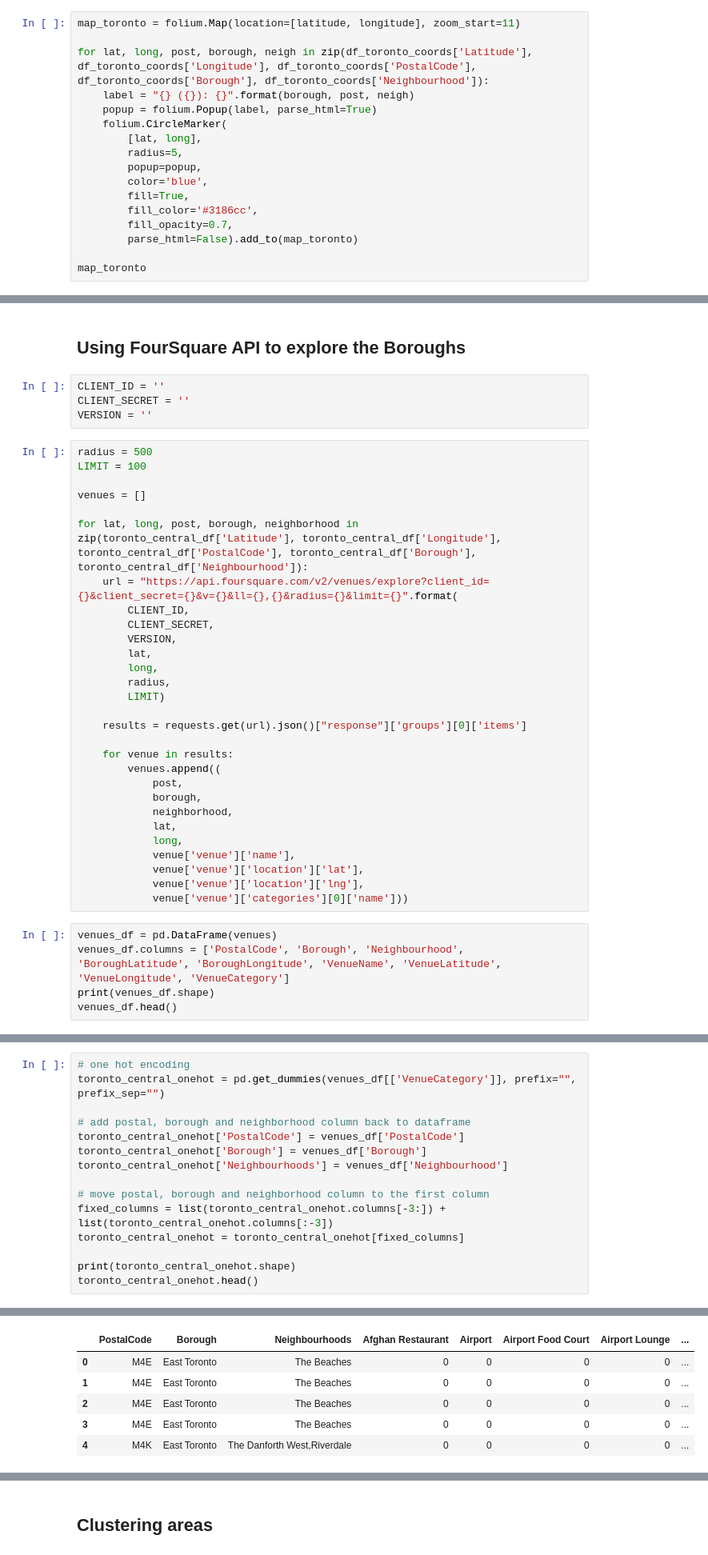
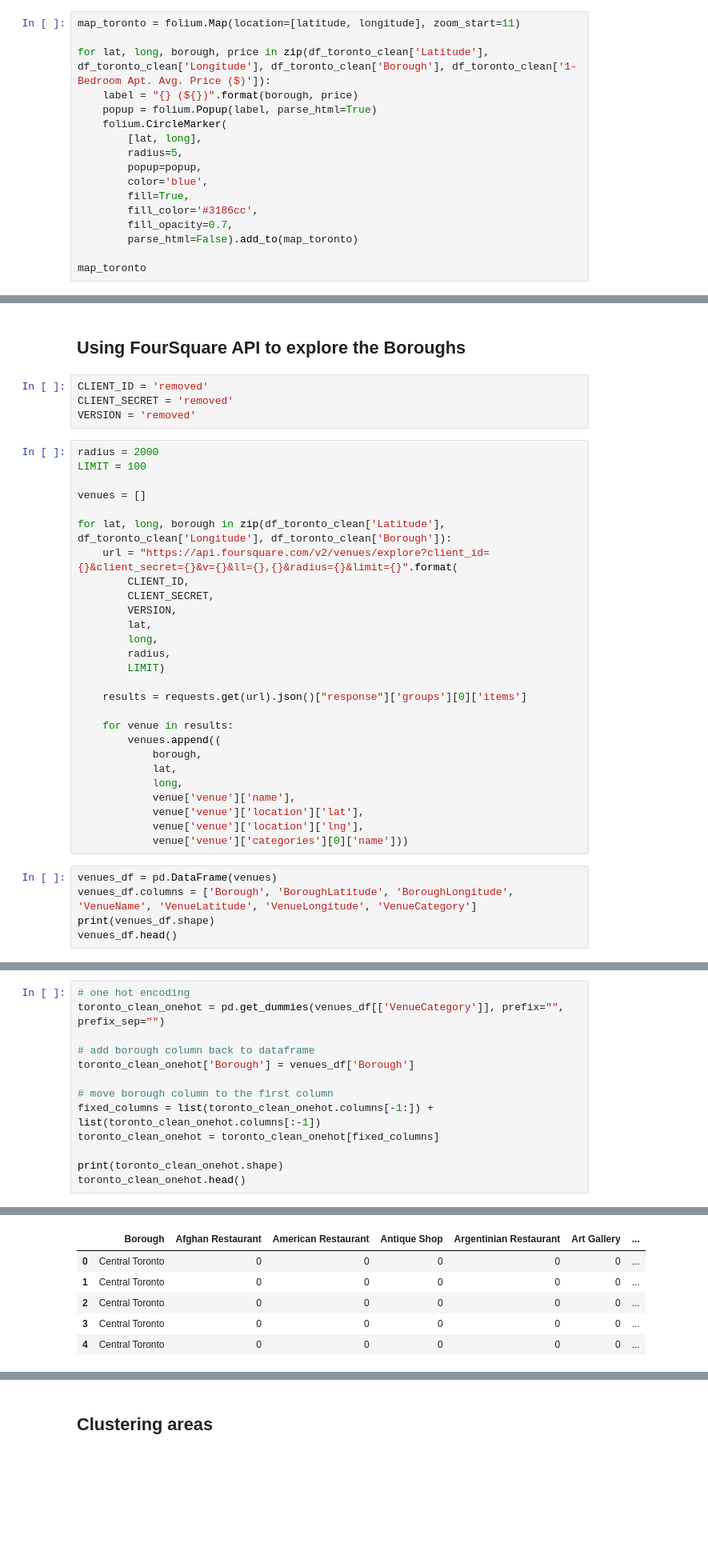
Before and after one commit to theoblank/Data-Science-Capstone, a Jupyter notebook: IBM Data Science Capstone Project.ipynb, the cells around one changed output, grey strips where cells are left out. Shown: that part at 80% size. Cells and saved outputs as stored; diff of their text form; blank space fills up the shorter version.

```diff
--- a/IBM Data Science Capstone Project.ipynb
+++ b/IBM Data Science Capstone Project.ipynb
@@ -183,8 +213,8 @@ The geograpical coordinates of Toronto are 43.653963, -79.387207.
 # %%
 map_toronto = folium.Map(location=[latitude, longitude], zoom_start=11)
 
-for lat, long, post, borough, neigh in zip(df_toronto_coords['Latitude'], df_toronto_coords['Longitude'], df_toronto_coords['PostalCode'], df_toronto_coords['Borough'], df_toronto_coords['Neighbourhood']):
-    label = "{} ({}): {}".format(borough, post, neigh)
+for lat, long, borough, price in zip(df_toronto_clean['Latitude'], df_toronto_clean['Longitude'], df_toronto_clean['Borough'], df_toronto_clean['1-Bedroom Apt. Avg. Price ($)']):
+    label = "{} (${})".format(borough, price)
     popup = folium.Popup(label, parse_html=True)
     folium.CircleMarker(
         [lat, long],
@@ -236,16 +232,16 @@ map_toronto
 # %% [markdown]
 ## Using FourSquare API to explore the Boroughs
 # %%
-CLIENT_ID = ''
-CLIENT_SECRET = ''
-VERSION = ''
+CLIENT_ID = 'removed'
+CLIENT_SECRET = 'removed'
+VERSION = 'removed'
 # %%
-radius = 500
+radius = 2000
 LIMIT = 100
 
 venues = []
 
-for lat, long, post, borough, neighborhood in zip(toronto_central_df['Latitude'], toronto_central_df['Longitude'], toronto_central_df['PostalCode'], toronto_central_df['Borough'], toronto_central_df['Neighbourhood']):
+for lat, long, borough in zip(df_toronto_clean['Latitude'], df_toronto_clean['Longitude'], df_toronto_clean['Borough']):
     url = "https://api.foursquare.com/v2/venues/explore?client_id={}&client_secret={}&v={}&ll={},{}&radius={}&limit={}".format(
         CLIENT_ID,
         CLIENT_SECRET,
@@ -259,9 +255,7 @@ for lat, long, post, borough, neighborhood in zip(toronto_central_df['Latitude']
 
     for venue in results:
         venues.append((
-            post,
             borough,
-            neighborhood,
             lat,
             long,
             venue['venue']['name'],
@@ -270,7 +264,7 @@ for lat, long, post, borough, neighborhood in zip(toronto_central_df['Latitude']
             venue['venue']['categories'][0]['name']))
 # %%
 venues_df = pd.DataFrame(venues)
-venues_df.columns = ['PostalCode', 'Borough', 'Neighbourhood', 'BoroughLatitude', 'BoroughLongitude', 'VenueName', 'VenueLatitude', 'VenueLongitude', 'VenueCategory']
+venues_df.columns = ['Borough', 'BoroughLatitude', 'BoroughLongitude', 'VenueName', 'VenueLatitude', 'VenueLongitude', 'VenueCategory']
 print(venues_df.shape)
 venues_df.head()
 # %% [output]
@@ -308,16 +296,14 @@ Name: VenueName, dtype: int64
 # %%
 # one hot encoding
-toronto_central_onehot = pd.get_dummies(venues_df[['VenueCategory']], prefix="", prefix_sep="")
+toronto_clean_onehot = pd.get_dummies(venues_df[['VenueCategory']], prefix="", prefix_sep="")
 
-# add postal, borough and neighborhood column back to dataframe
-toronto_central_onehot['PostalCode'] = venues_df['PostalCode']
-toronto_central_onehot['Borough'] = venues_df['Borough']
-toronto_central_onehot['Neighbourhoods'] = venues_df['Neighbourhood']
+# add borough column back to dataframe
+toronto_clean_onehot['Borough'] = venues_df['Borough']
 
-# move postal, borough and neighborhood column to the first column
-fixed_columns = list(toronto_central_onehot.columns[-3:]) + list(toronto_central_onehot.columns[:-3])
-toronto_central_onehot = toronto_central_onehot[fixed_columns]
+# move borough column to the first column
+fixed_columns = list(toronto_clean_onehot.columns[-1:]) + list(toronto_clean_onehot.columns[:-1])
+toronto_clean_onehot = toronto_clean_onehot[fixed_columns]
 
-print(toronto_central_onehot.shape)
-toronto_central_onehot.head()
+print(toronto_clean_onehot.shape)
+toronto_clean_onehot.head()
 # %% [output]
@@ -325,6 +311,6 @@ toronto_central_onehot.head()
-|  | PostalCode | Borough | Neighbourhoods | Afghan Restaurant | Airport | Airport Food Court | Airport Lounge | ... |
-| 0 | M4E | East Toronto | The Beaches | 0 | 0 | 0 | 0 | ... |
-| 1 | M4E | East Toronto | The Beaches | 0 | 0 | 0 | 0 | ... |
-| 2 | M4E | East Toronto | The Beaches | 0 | 0 | 0 | 0 | ... |
-| 3 | M4E | East Toronto | The Beaches | 0 | 0 | 0 | 0 | ... |
-| 4 | M4K | East Toronto | The Danforth West,Riverdale | 0 | 0 | 0 | 0 | ... |
+|  | Borough | Afghan Restaurant | American Restaurant | Antique Shop | Argentinian Restaurant | Art Gallery | ... |
+| 0 | Central Toronto | 0 | 0 | 0 | 0 | 0 | ... |
+| 1 | Central Toronto | 0 | 0 | 0 | 0 | 0 | ... |
+| 2 | Central Toronto | 0 | 0 | 0 | 0 | 0 | ... |
+| 3 | Central Toronto | 0 | 0 | 0 | 0 | 0 | ... |
+| 4 | Central Toronto | 0 | 0 | 0 | 0 | 0 | ... |
```
Also changed, not shown: parts of 39 cells of this notebook.
